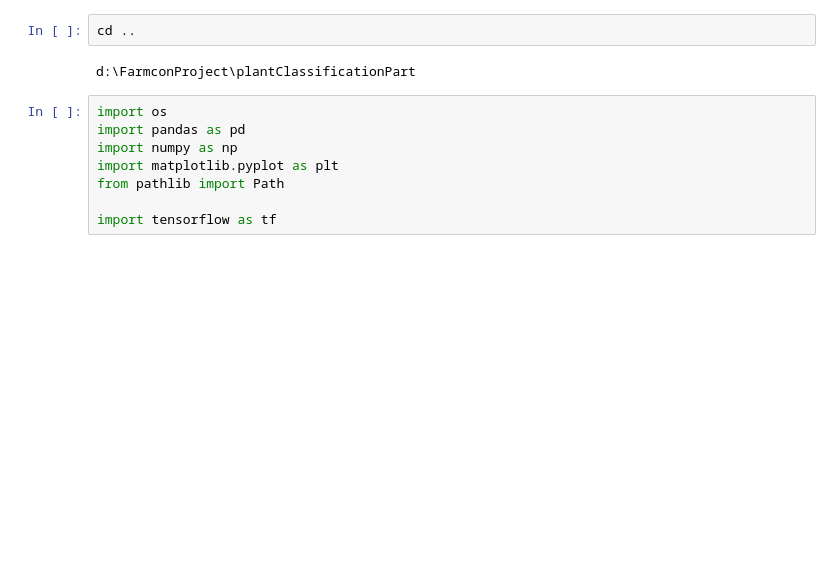
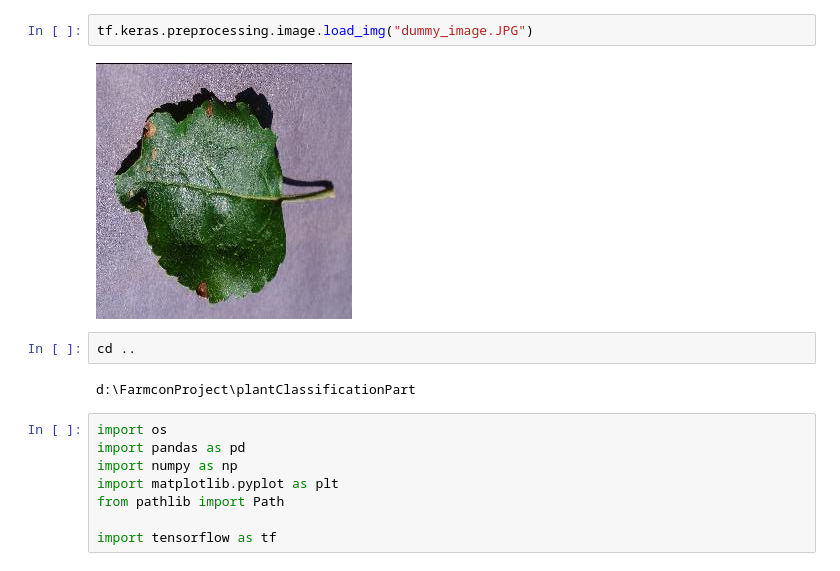
Before and after one commit to aathikm/plantDiseaseClassification, a Jupyter notebook: experiments/experiment2.ipynb, the cells around one changed output. Cells and saved outputs as stored; diff of their text form; blank space fills up the shorter version.

```diff
--- a/experiments/experiment2.ipynb
+++ b/experiments/experiment2.ipynb
@@ -1,3 +31,7 @@
+# %%
+tf.keras.preprocessing.image.load_img("dummy_image.JPG")
+# %% [output]
+[figure, added]
 # %%
 cd ..
 # %% [output]
```
Also changed, not shown: parts of 2 cells of this notebook, 26 other files.
